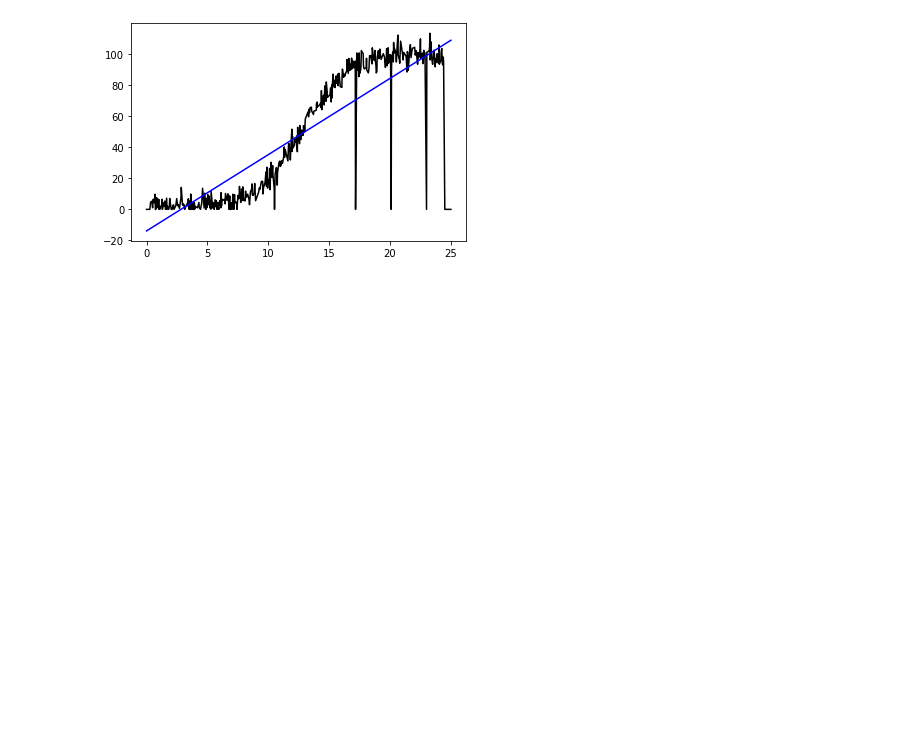
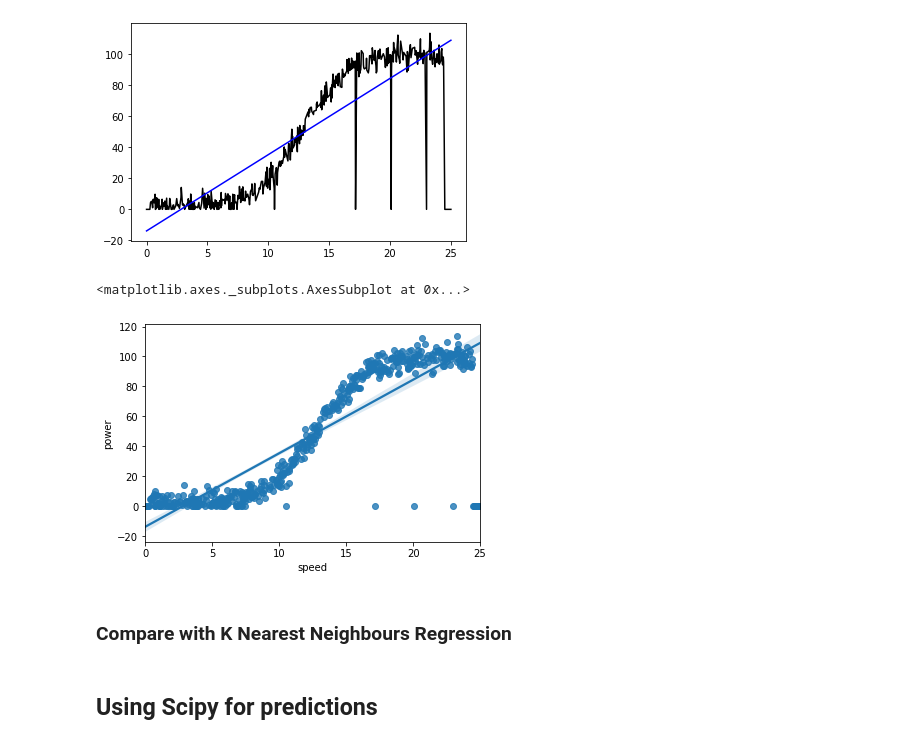
Before and after one commit to brendantipp/sem2_fun_data_analysis_project, a Jupyter notebook: linear_regression.ipynb, the cells around one changed output. Cells and saved outputs as stored; diff of their text form; code cells hidden in the pictures; blank space fills up the shorter version.

```diff
--- a/linear_regression.ipynb
+++ b/linear_regression.ipynb
@@ -72,3 +77,12 @@ plt.show
 # %% [output]
 <function matplotlib.pyplot.show(*args, **kw)>
 [figure]
+# %%
+sns.regplot(data=df, x = "speed", y = "power")
+# %% [output]
+<matplotlib.axes._subplots.AxesSubplot at 0x...>
+[figure, added]
+# %% [markdown]
+### Compare with K Nearest Neighbours Regression
+# %% [markdown]
+## Using Scipy for predictions
```
Also changed, not shown: parts of 7 cells of this notebook.
